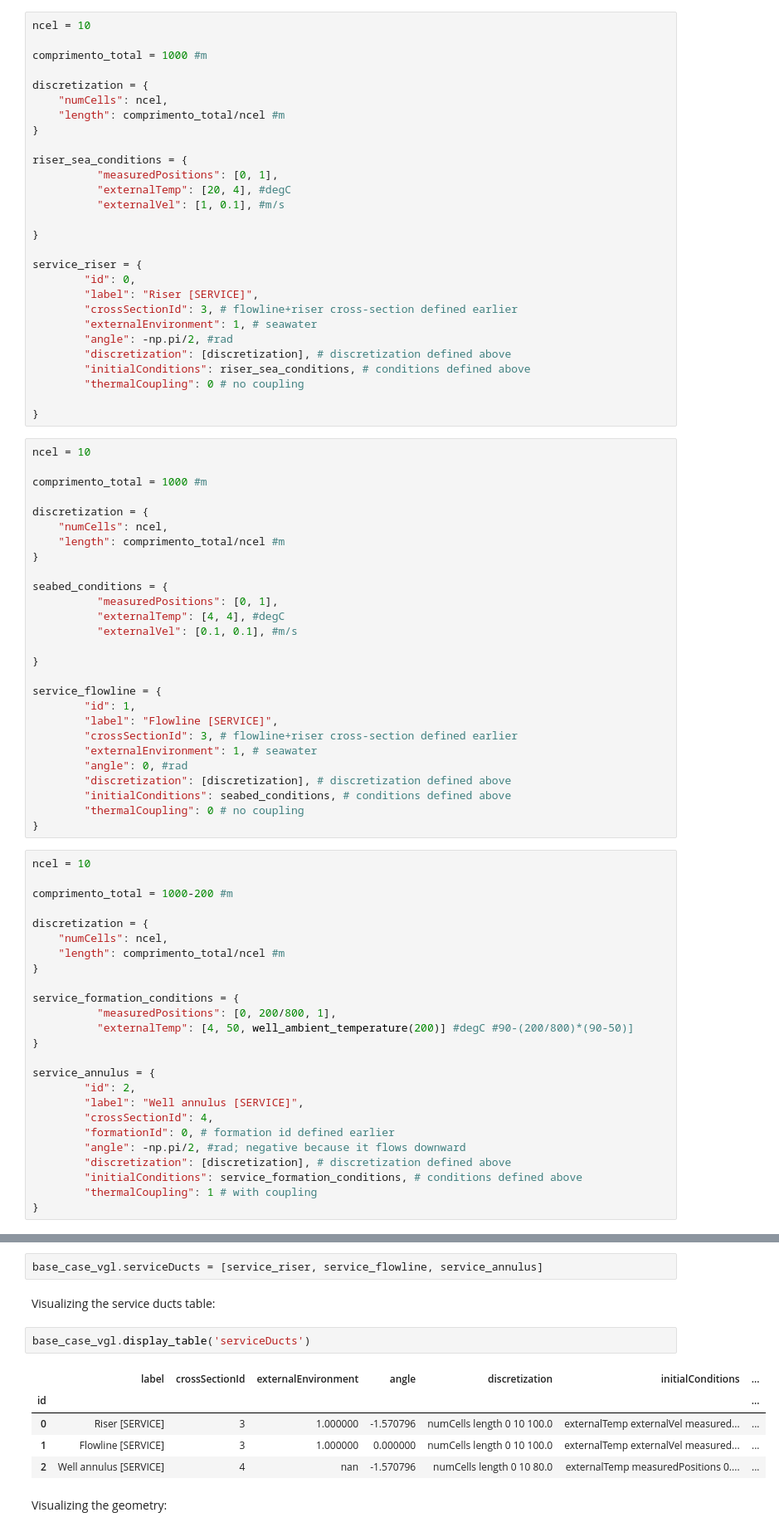
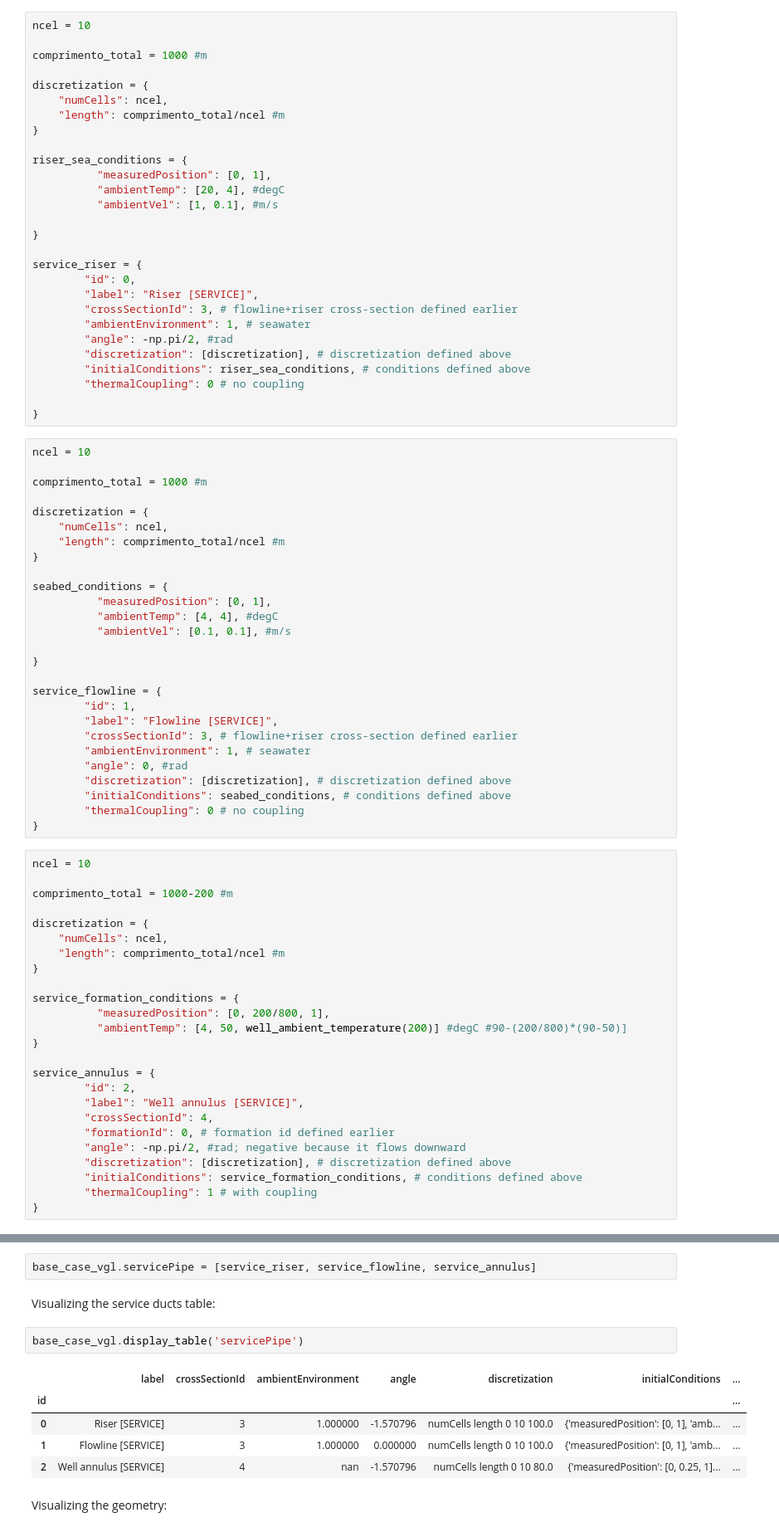
Before and after one commit to pedrorigon/marlim3, a Jupyter notebook: docs/tutorials/3-gas_lift.ipynb, the cells around one changed output, grey strips where cells are left out. Shown at 83% size. Saved outputs shown, nothing was run; the diff lists cells and outputs as text.

```diff
--- a/docs/tutorials/3-gas_lift.ipynb
+++ b/docs/tutorials/3-gas_lift.ipynb
@@ -330,9 +330,9 @@ discretization = {
 }
 
 riser_sea_conditions = {
-          "measuredPositions": [0, 1],
-          "externalTemp": [20, 4], #degC
-          "externalVel": [1, 0.1], #m/s
+          "measuredPosition": [0, 1],
+          "ambientTemp": [20, 4], #degC
+          "ambientVel": [1, 0.1], #m/s
 
 }
 
@@ -340,7 +340,7 @@ service_riser = {
         "id": 0,
         "label": "Riser [SERVICE]",
         "crossSectionId": 3, # flowline+riser cross-section defined earlier
-        "externalEnvironment": 1, # seawater
+        "ambientEnvironment": 1, # seawater
         "angle": -np.pi/2, #rad
         "discretization": [discretization], # discretization defined above
         "initialConditions": riser_sea_conditions, # conditions defined above
@@ -358,9 +358,9 @@ discretization = {
 }
 
 seabed_conditions = {
-          "measuredPositions": [0, 1],
-          "externalTemp": [4, 4], #degC
-          "externalVel": [0.1, 0.1], #m/s
+          "measuredPosition": [0, 1],
+          "ambientTemp": [4, 4], #degC
+          "ambientVel": [0.1, 0.1], #m/s
 
 }
 
@@ -368,7 +368,7 @@ service_flowline = {
         "id": 1,
         "label": "Flowline [SERVICE]",
         "crossSectionId": 3, # flowline+riser cross-section defined earlier
-        "externalEnvironment": 1, # seawater
+        "ambientEnvironment": 1, # seawater
         "angle": 0, #rad
         "discretization": [discretization], # discretization defined above
         "initialConditions": seabed_conditions, # conditions defined above
@@ -385,8 +385,8 @@ discretization = {
 }
 
 service_formation_conditions = {
-          "measuredPositions": [0, 200/800, 1],
-          "externalTemp": [4, 50, well_ambient_temperature(200)] #degC #90-(200/800)*(90-50)]
+          "measuredPosition": [0, 200/800, 1],
+          "ambientTemp": [4, 50, well_ambient_temperature(200)] #degC #90-(200/800)*(90-50)]
 }
 
 service_annulus = {
@@ -404,15 +404,15 @@ With the three ducts defined, we can add them to the `serviceDucts` field:
 # %%
-base_case_vgl.serviceDucts = [service_riser, service_flowline, service_annulus]
+base_case_vgl.servicePipe = [service_riser, service_flowline, service_annulus]
 # %% [markdown]
 Visualizing the service ducts table:
 # %%
-base_case_vgl.display_table('serviceDucts')
+base_case_vgl.display_table('servicePipe')
 # %% [output]
-|  | label | crossSectionId | externalEnvironment | angle | discretization | initialConditions | ... |
+|  | label | crossSectionId | ambientEnvironment | angle | discretization | initialConditions | ... |
 | id |  |  |  |  |  |  | ... |
-| 0 | Riser [SERVICE] | 3 | 1.000000 | -1.570796 | numCells length 0 10 100.0 | externalTemp externalVel measured... | ... |
-| 1 | Flowline [SERVICE] | 3 | 1.000000 | 0.000000 | numCells length 0 10 100.0 | externalTemp externalVel measured... | ... |
-| 2 | Well annulus [SERVICE] | 4 | nan | -1.570796 | numCells length 0 10 80.0 | externalTemp measuredPositions 0.... | ... |
+| 0 | Riser [SERVICE] | 3 | 1.000000 | -1.570796 | numCells length 0 10 100.0 | {'measuredPosition': [0, 1], 'amb... | ... |
+| 1 | Flowline [SERVICE] | 3 | 1.000000 | 0.000000 | numCells length 0 10 100.0 | {'measuredPosition': [0, 1], 'amb... | ... |
+| 2 | Well annulus [SERVICE] | 4 | nan | -1.570796 | numCells length 0 10 80.0 | {'measuredPosition': [0, 0.25, 1]... | ... |
 # %% [markdown]
 Visualizing the geometry:
 # %%
```
Also changed, not shown: parts of 17 cells of this notebook, 10 other files.
